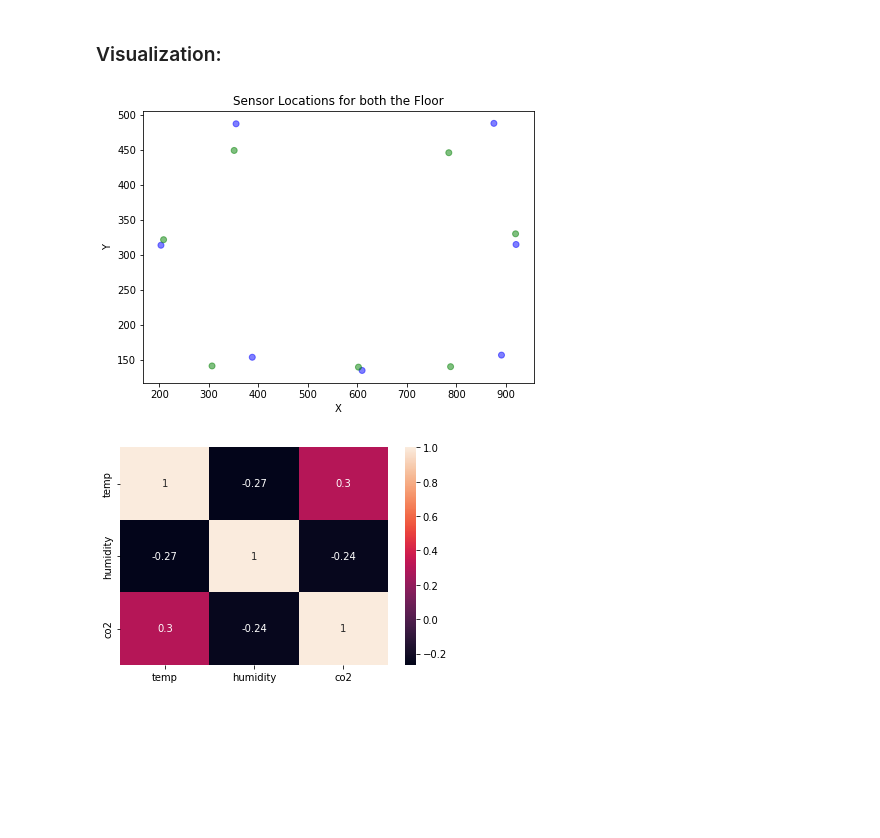
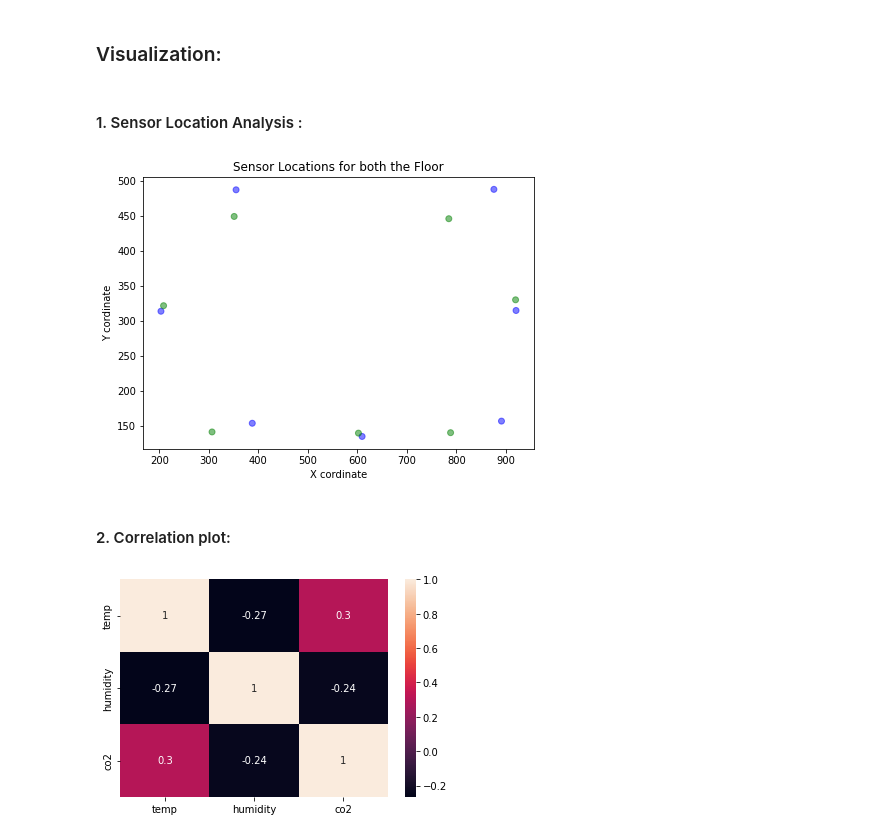
Before and after one commit to antra0497/Interview_Assignment, a Jupyter notebook: fandp.ipynb, the cells around one changed output. Drawn from its saved outputs; the diff is of its cells as text; code cells hidden in the pictures; blank space fills up the shorter version.

```diff
--- a/fandp.ipynb
+++ b/fandp.ipynb
@@ -295,21 +440,26 @@ import numpy as np
+# %% [markdown]
+
+#### 1.   Sensor Location Analysis :
 # %%
 from matplotlib import colormaps
 # Plotting sensors on the floor plan
 fig, ax = plt.subplots(figsize=(7,5))
 #Blue color for 3rd floor and Green color for 4th floor
 colors = {'H-3F':'blue', 'H-4F':'green'}
 
 ax.scatter(x=floor_sensor['location.x'],
            y=floor_sensor['location.y'],
            alpha=0.5,
            c= floor_sensor['id'].map(colors)
            )
-ax.set_xlabel('X')
-ax.set_ylabel('Y')
+ax.set_xlabel('X cordinate')
+ax.set_ylabel('Y cordinate')
 ax.set_title('Sensor Locations for both the Floor')
 plt.show()
 # %% [output]
-[figure, old version]
+[figure, new version]
+# %% [markdown]
+#### 2. Correlation plot:
 # %%
 # Plot the correlation matrix for temperature, humidity, and CO2 levels
 sns.heatmap(df_indoor[['temp', 'humidity', 'co2']].corr(), annot=True)
```
Also changed, not shown: parts of 35 cells of this notebook.
